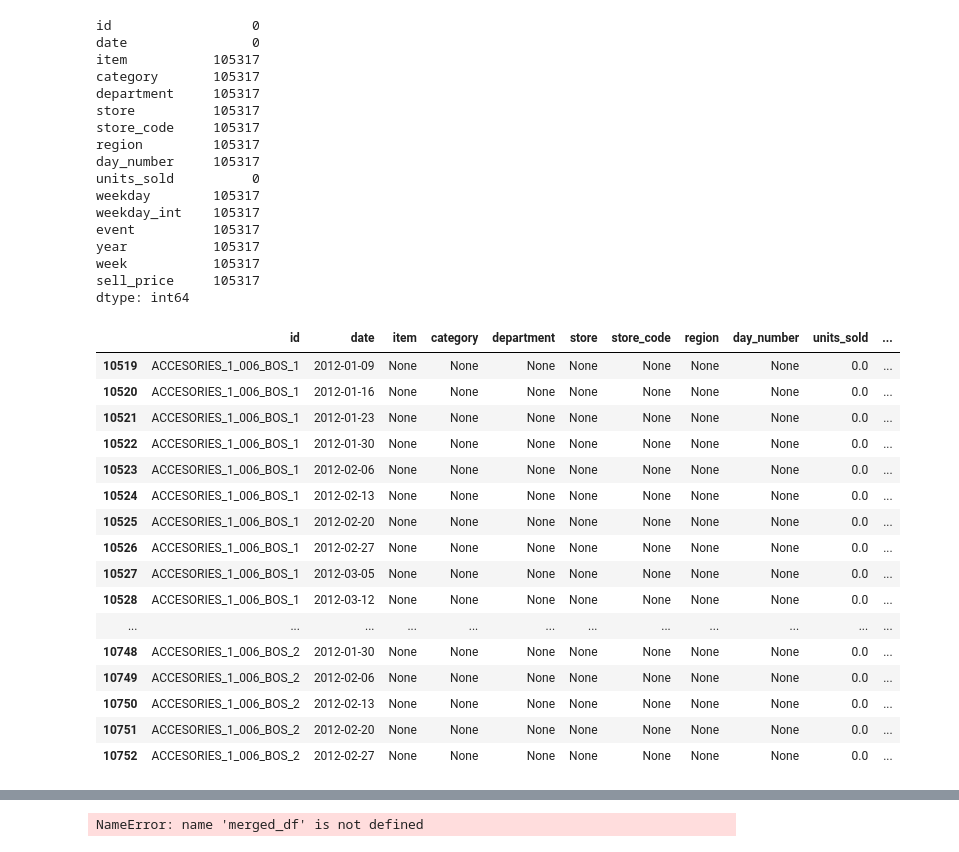
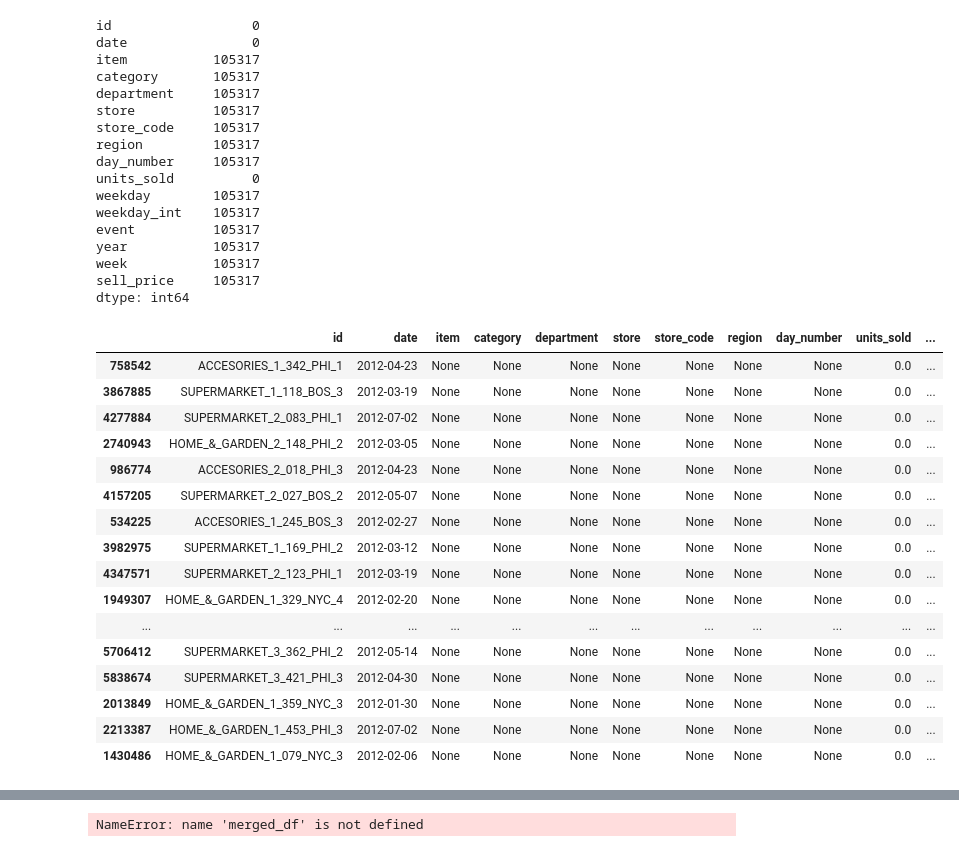
Before and after one commit to alitermat/capstone_retail_TFM, a Jupyter notebook: notebooks/Limpiezadedatos.ipynb, the cells around one changed output, grey strips where cells are left out. Cells and saved outputs as stored; diff of their text form; code cells hidden in the pictures.

```diff
--- a/notebooks/Limpiezadedatos.ipynb
+++ b/notebooks/Limpiezadedatos.ipynb
@@ -603,26 +632,28 @@ year           105317
 week           105317
 sell_price     105317
 dtype: int64
-# %%
-df_weekly.loc[df_weekly.item.isna()].head(20)
-# %% [output]
-|  | id | date | item | category | department | store | store_code | region | day_number | units_sold | ... |
-| 10519 | ACCESORIES_1_006_BOS_1 | 2012-01-09 | None | None | None | None | None | None | None | 0.0 | ... |
-| 10520 | ACCESORIES_1_006_BOS_1 | 2012-01-16 | None | None | None | None | None | None | None | 0.0 | ... |
-| 10521 | ACCESORIES_1_006_BOS_1 | 2012-01-23 | None | None | None | None | None | None | None | 0.0 | ... |
-| 10522 | ACCESORIES_1_006_BOS_1 | 2012-01-30 | None | None | None | None | None | None | None | 0.0 | ... |
-| 10523 | ACCESORIES_1_006_BOS_1 | 2012-02-06 | None | None | None | None | None | None | None | 0.0 | ... |
-| 10524 | ACCESORIES_1_006_BOS_1 | 2012-02-13 | None | None | None | None | None | None | None | 0.0 | ... |
-| 10525 | ACCESORIES_1_006_BOS_1 | 2012-02-20 | None | None | None | None | None | None | None | 0.0 | ... |
-| 10526 | ACCESORIES_1_006_BOS_1 | 2012-02-27 | None | None | None | None | None | None | None | 0.0 | ... |
-| 10527 | ACCESORIES_1_006_BOS_1 | 2012-03-05 | None | None | None | None | None | None | None | 0.0 | ... |
-| 10528 | ACCESORIES_1_006_BOS_1 | 2012-03-12 | None | None | None | None | None | None | None | 0.0 | ... |
-| ... | ... | ... | ... | ... | ... | ... | ... | ... | ... | ... | ... |
-| 10748 | ACCESORIES_1_006_BOS_2 | 2012-01-30 | None | None | None | None | None | None | None | 0.0 | ... |
-| 10749 | ACCESORIES_1_006_BOS_2 | 2012-02-06 | None | None | None | None | None | None | None | 0.0 | ... |
-| 10750 | ACCESORIES_1_006_BOS_2 | 2012-02-13 | None | None | None | None | None | None | None | 0.0 | ... |
-| 10751 | ACCESORIES_1_006_BOS_2 | 2012-02-20 | None | None | None | None | None | None | None | 0.0 | ... |
-| 10752 | ACCESORIES_1_006_BOS_2 | 2012-02-27 | None | None | None | None | None | None | None | 0.0 | ... |
+# %%
+# Son fechas que al hacer resample no tienen informacion por lo que pasaremos a eliminarlos.
+display(df_weekly.loc[df_weekly.item.isna()].sample(20))
+df_weekly = df_weekly.dropna()
+# %% [output]
+|  | id | date | item | category | department | store | store_code | region | day_number | units_sold | ... |
+| 758542 | ACCESORIES_1_342_PHI_1 | 2012-04-23 | None | None | None | None | None | None | None | 0.0 | ... |
+| 3867885 | SUPERMARKET_1_118_BOS_3 | 2012-03-19 | None | None | None | None | None | None | None | 0.0 | ... |
+| 4277884 | SUPERMARKET_2_083_PHI_1 | 2012-07-02 | None | None | None | None | None | None | None | 0.0 | ... |
+| 2740943 | HOME_&_GARDEN_2_148_PHI_2 | 2012-03-05 | None | None | None | None | None | None | None | 0.0 | ... |
+| 986774 | ACCESORIES_2_018_PHI_3 | 2012-04-23 | None | None | None | None | None | None | None | 0.0 | ... |
+| 4157205 | SUPERMARKET_2_027_BOS_2 | 2012-05-07 | None | None | None | None | None | None | None | 0.0 | ... |
+| 534225 | ACCESORIES_1_245_BOS_3 | 2012-02-27 | None | None | None | None | None | None | None | 0.0 | ... |
+| 3982975 | SUPERMARKET_1_169_PHI_2 | 2012-03-12 | None | None | None | None | None | None | None | 0.0 | ... |
+| 4347571 | SUPERMARKET_2_123_PHI_1 | 2012-03-19 | None | None | None | None | None | None | None | 0.0 | ... |
+| 1949307 | HOME_&_GARDEN_1_329_NYC_4 | 2012-02-20 | None | None | None | None | None | None | None | 0.0 | ... |
+| ... | ... | ... | ... | ... | ... | ... | ... | ... | ... | ... | ... |
+| 5706412 | SUPERMARKET_3_362_PHI_2 | 2012-05-14 | None | None | None | None | None | None | None | 0.0 | ... |
+| 5838674 | SUPERMARKET_3_421_PHI_3 | 2012-04-30 | None | None | None | None | None | None | None | 0.0 | ... |
+| 2013849 | HOME_&_GARDEN_1_359_NYC_3 | 2012-01-30 | None | None | None | None | None | None | None | 0.0 | ... |
+| 2213387 | HOME_&_GARDEN_1_453_PHI_3 | 2012-07-02 | None | None | None | None | None | None | None | 0.0 | ... |
+| 1430486 | HOME_&_GARDEN_1_079_NYC_3 | 2012-02-06 | None | None | None | None | None | None | None | 0.0 | ... |
 # %%
 data = df_weekly
 # %%
```
Also changed, not shown: parts of 32 cells of this notebook, 1 other file.
